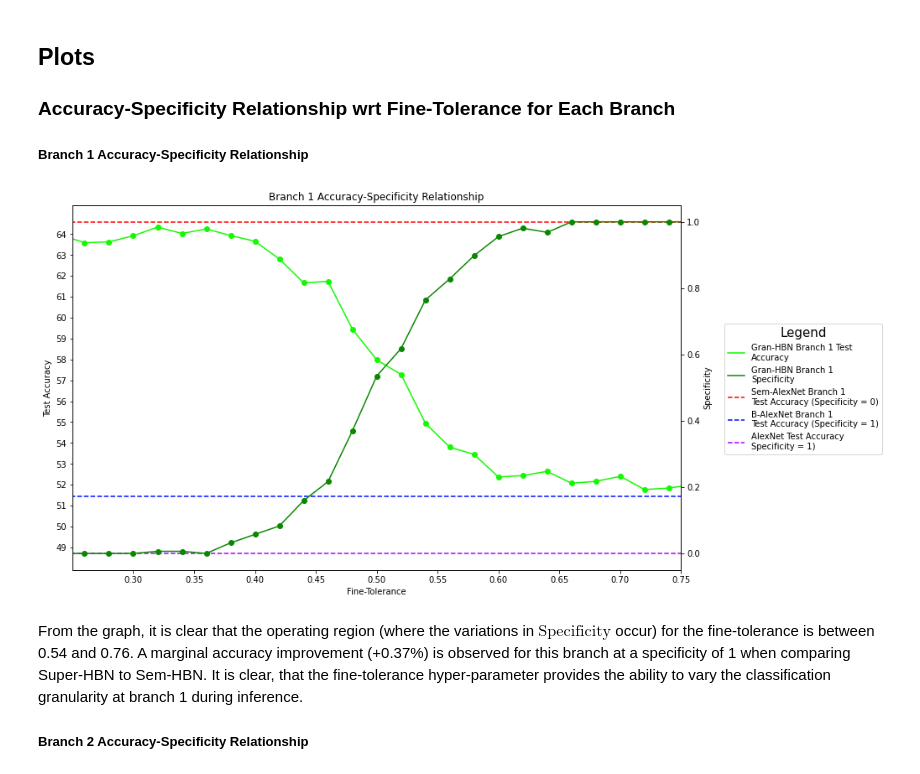
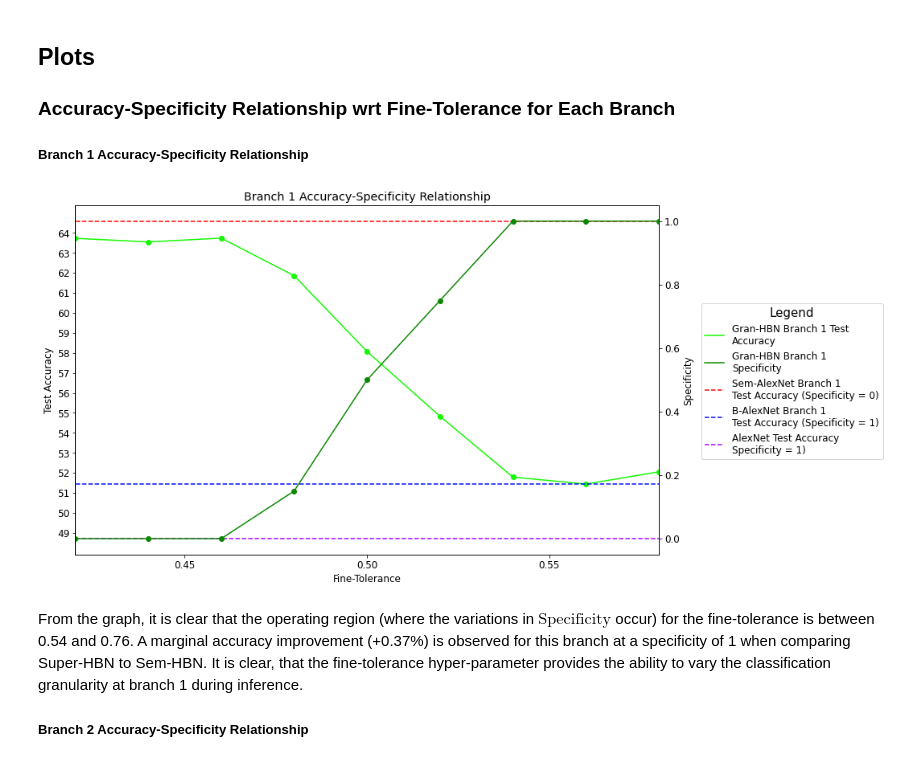
Before and after one commit to ben-sanati/Class-Granular-Classifications, a Jupyter notebook: analysis.ipynb, the cells around one changed output. Saved outputs shown, nothing was run; the diff lists cells and outputs as text; code cells hidden in the pictures.

```diff
--- a/analysis.ipynb
+++ b/analysis.ipynb
@@ -263,35 +263,35 @@ x_ax_fine_tolerance = np.arange(0.4, 0.95, 0.01)
 fig, axes = plt.subplots(figsize=(13, 8), nrows=1, ncols=1)
 
 # test accuracy plot
 plot1 = axes.plot(fine_tolerance, GranHBN_results_branch1['test_accuracy'], c="#13F900", label="Gran-HBN Branch 1 Test\nAccuracy")
 axes.scatter(fine_tolerance, GranHBN_results_branch1['test_accuracy'], c="#13F900")
 
 # specificity plot
 axes1 = axes.twinx()
 plot2 = axes1.plot(fine_tolerance, GranHBN_results_branch1['specificity'], c="#0A8700", label="Gran-HBN Branch 1\nSpecificity")
 axes1.scatter(fine_tolerance, GranHBN_results_branch1['specificity'], c="#0A8700")
 
 # plot comparisons
 plot3 = axes.plot(fine_tolerance, [Sem_HBN_results_branch1['test_accuracy']] * len(fine_tolerance), c="#FF0000", linestyle='dashed', label="Sem-AlexNet Branch 1\nTest Accuracy (Specificity = 0)")
 plot4 = axes.plot(fine_tolerance, [BranchyAlexNet_results_branch1['test_accuracy']] * len(fine_tolerance), c="#000CFF", linestyle='dashed', label="B-AlexNet Branch 1\nTest Accuracy (Specificity = 1)")
 plot5 = axes.plot(fine_tolerance, [AlexNet_results['test_accuracy']] * len(fine_tolerance), c="#A600FF", linestyle='dashed', label="AlexNet Test Accuracy\nSpecificity = 1)")
 
 # plot config
 axes.title.set_text("Branch 1 Accuracy-Specificity Relationship")
 axes.set_xlabel("Fine-Tolerance")
 axes.set_ylabel("Test Accuracy")
 axes1.set_ylabel("Specificity")
 axes.set_xticks(np.arange(0.3, 1.1, 0.05))
 axes.set_yticks(np.arange(49, 65, 1))
-axes.set_xlim(0.25, 0.75)
+axes.set_xlim(0.42, 0.58)
 
 plts = plot1 + plot2 + plot3 + plot4 + plot5
 labels = [p.get_label() for p in plts]
 fig.legend(plts, labels, title='Legend',title_fontsize=15,loc='center left', bbox_to_anchor=(0.95, 0.5))
 
 plt.show()
 # %% [output]
-[figure, old version]
+[figure, new version]
 # %% [markdown]
 From the graph, it is clear that the operating region (where the variations in $\text{Specificity}$ occur) for the fine-tolerance is between 0.54 and 0.76. A marginal accuracy improvement (+0.37%) is observed for this branch at a specificity of 1 when comparing Super-HBN to Sem-HBN. It is clear, that the fine-tolerance hyper-parameter provides the ability to vary the classification granularity at branch 1 during inference.
 ##### Branch 2 Accuracy-Specificity Relationship
```
Also changed, not shown: parts of 16 cells of this notebook, 3 other files.
